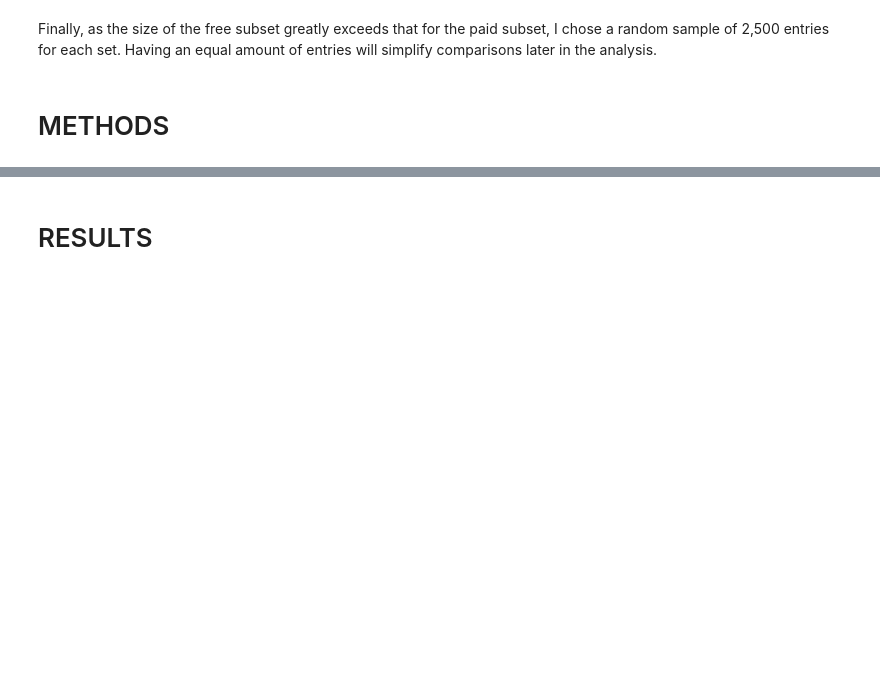
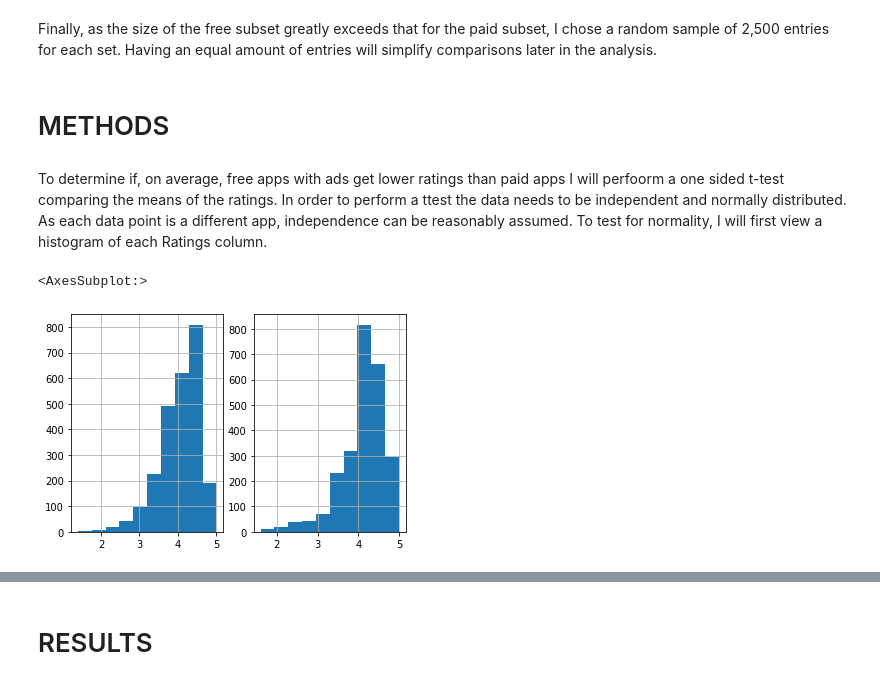
Before and after one commit to mathisme/ThinkfulDSCapstone1, a Jupyter notebook: Results.ipynb, the cells around one changed output, grey strips where cells are left out. Drawn from its saved outputs; the diff is of its cells as text; code cells hidden in the pictures; blank space fills up the shorter version.

```diff
--- a/Results.ipynb
+++ b/Results.ipynb
@@ -132,7 +132,16 @@ The number of entries in the paid subset:  5018
 # %% [markdown]
 Finally, as the size of the free subset greatly exceeds that for the paid subset, I chose a random sample of 2,500 entries for each set.  Having an equal amount of entries will simplify comparisons later in the analysis.
 # %%
-df_free = df_free.sample(2500)
-df_paid = df_paid.sample(2500)
+df_free = df_free.sample(n = 2500)
+df_paid = df_paid.sample(n = 2500)
 # %% [markdown]
 # METHODS
+# %% [markdown]
+To determine if, on average, free apps with ads get lower ratings than paid apps I will perfoorm a one sided t-test comparing the means of the ratings.  In order to perform a ttest the data needs to be independent and normally distributed.  As each data point is a different app, independence can be reasonably assumed.  To test for normality, I will first view a histogram of each Ratings column.
+# %%
+fig, axes = plt.subplots(1, 2)
+df_free.Rating.hist(ax=axes[0])
+df_paid.Rating.hist(ax=axes[1])
+# %% [output]
+<AxesSubplot:>
+[figure, added]
```
Also changed, not shown: parts of 14 cells of this notebook.
